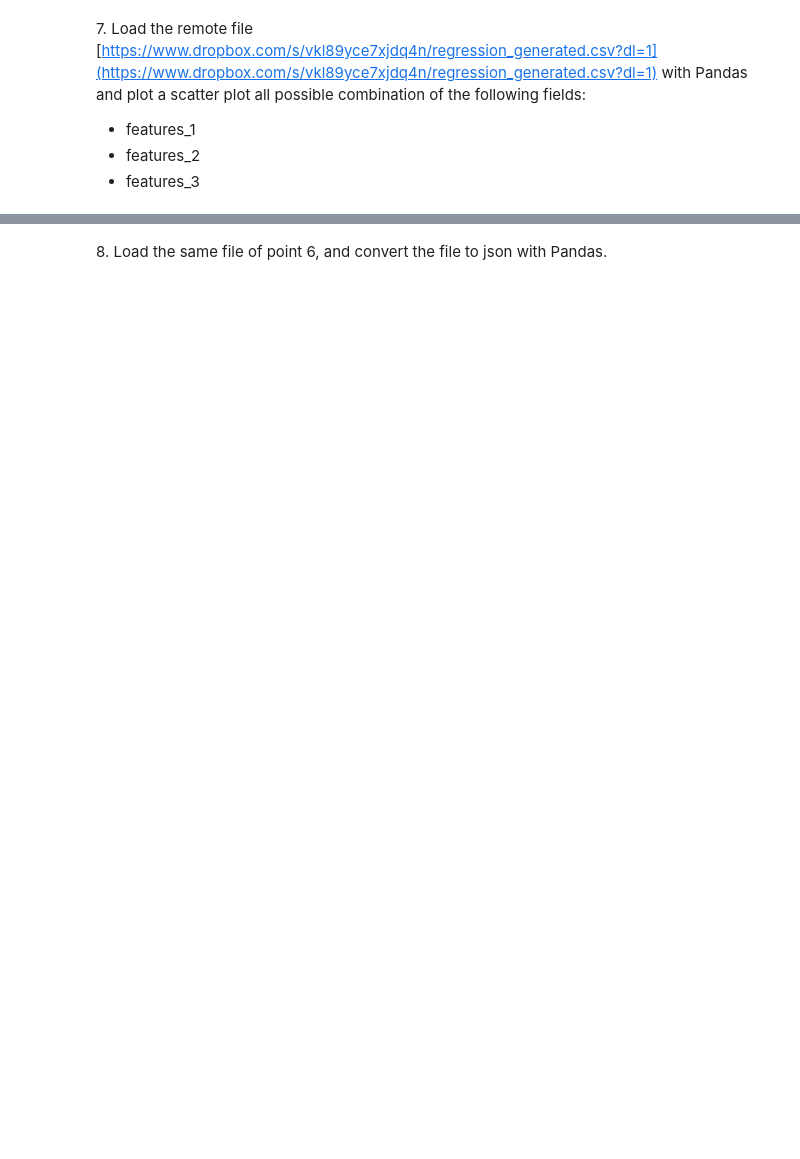
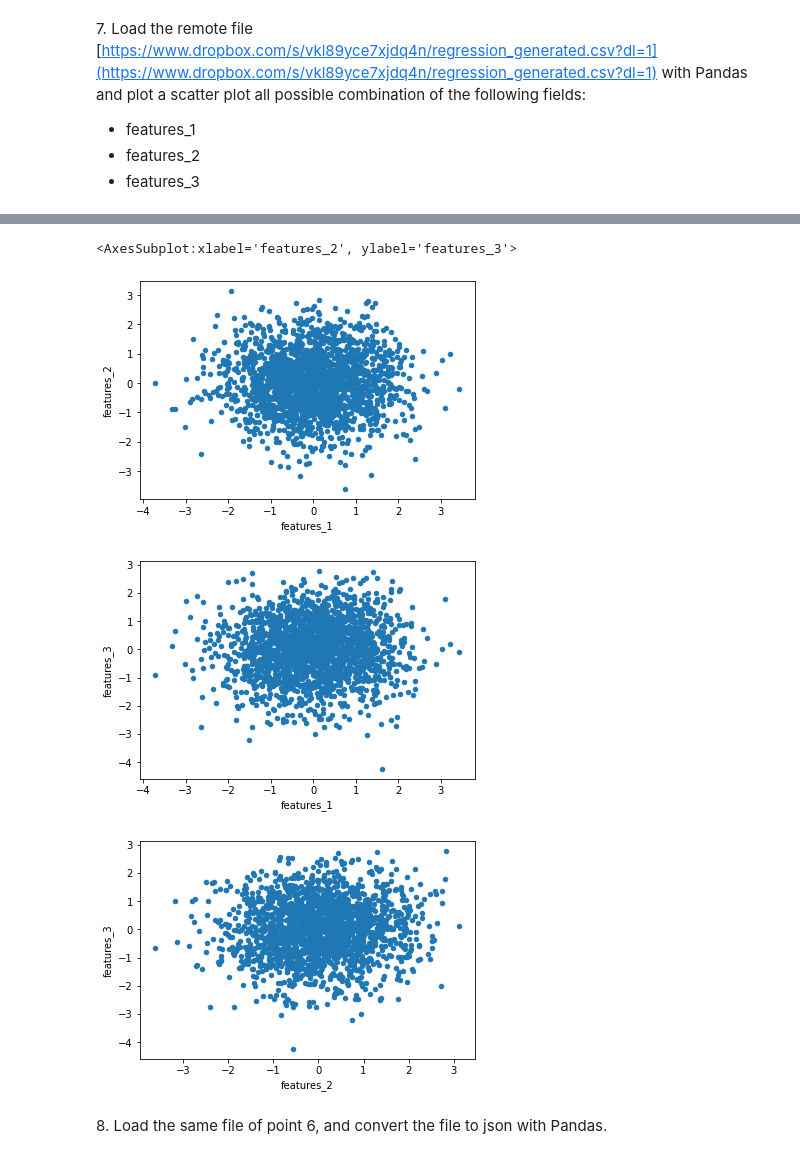
Before and after one commit to AlbertoSaretto/LaboratoryOfComputationalPhysics_Y5, a Jupyter notebook: 05ex_OSEMN.ipynb, the cells around one changed output, grey strips where cells are left out. Saved outputs shown, nothing was run; the diff lists cells and outputs as text; code cells hidden in the pictures; blank space fills up the shorter version.

```diff
--- a/05ex_OSEMN.ipynb
+++ b/05ex_OSEMN.ipynb
@@ -74,3 +149,6 @@ Each character is composed by 6 bit (even the space) and the last 4 bit are just
   + features_1
   + features_2
   + features_3
+# %%
+datap2=pd.read_csv("https://www.dropbox.com/s/vkl89yce7xjdq4n/regression_generated.csv?dl=1")
+datap2
@@ -77,2 +169,11 @@ Each character is composed by 6 bit (even the space) and the last 4 bit are just
+# %%
+datap2.plot.scatter("features_1","features_2")
+datap2.plot.scatter("features_1","features_3")
+datap2.plot.scatter("features_2","features_3")
+# %% [output]
+<AxesSubplot:xlabel='features_2', ylabel='features_3'>
+[figure, added]
+[figure, added]
+[figure, added]
 # %% [markdown]
 8\. Load the same file of point 6, and convert the file to json with Pandas.
```
Also changed, not shown: parts of 8 cells of this notebook.
